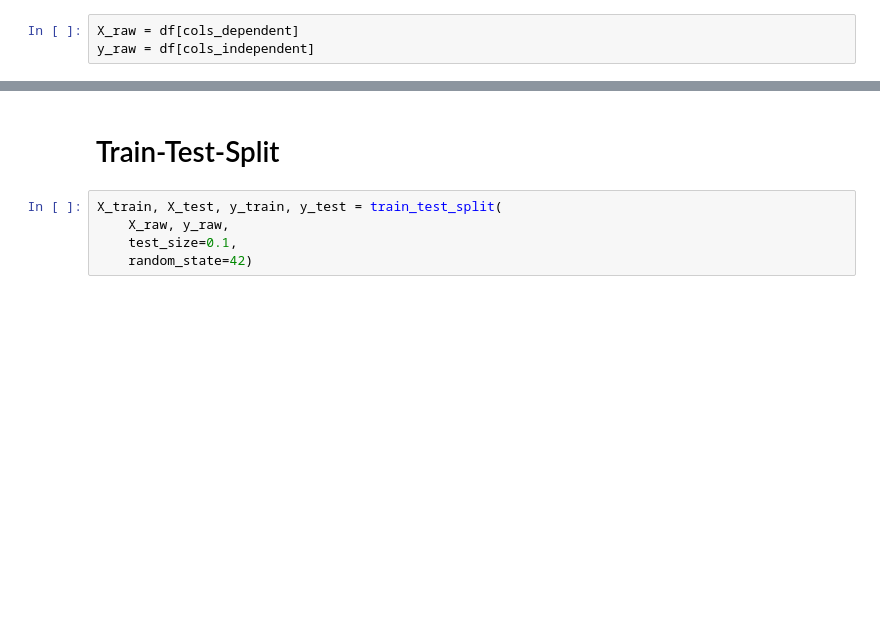
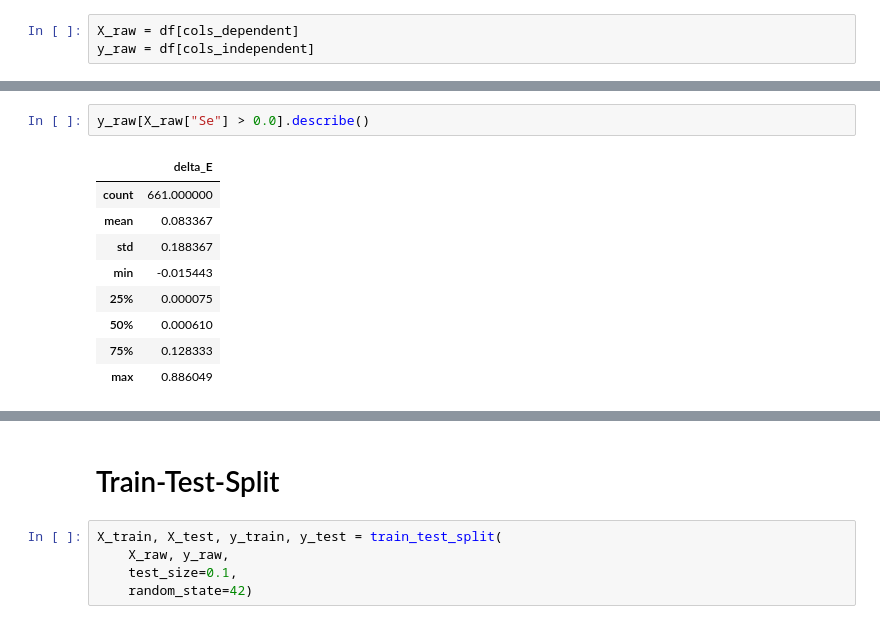
Before and after one commit to CS-433/ml-project-2-aiidalearn, a Jupyter notebook: code/simple_regression/toy_regression.ipynb, the cells around one changed output, grey strips where cells are left out. Cells and saved outputs as stored; diff of their text form; blank space fills up the shorter version.

```diff
--- a/code/simple_regression/toy_regression.ipynb
+++ b/code/simple_regression/toy_regression.ipynb
@@ -42,0 +45,12 @@ X_raw.describe()
+# %%
+y_raw[X_raw["Se"] > 0.0].describe()
+# %% [output]
+|  | delta_E |
+| count | 661.000000 |
+| mean | 0.083367 |
+| std | 0.188367 |
+| min | -0.015443 |
+| 25% | 0.000075 |
+| 50% | 0.000610 |
+| 75% | 0.128333 |
+| max | 0.886049 |
```
Also changed, not shown: parts of 18 cells of this notebook, 5 other files.
